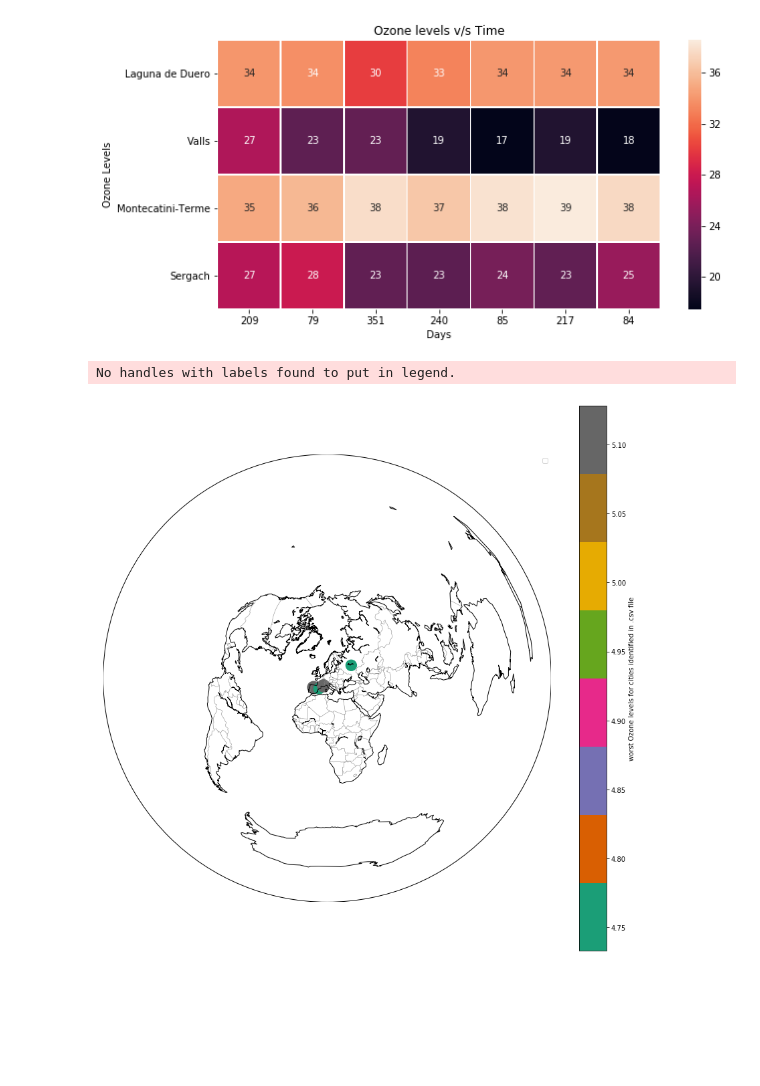
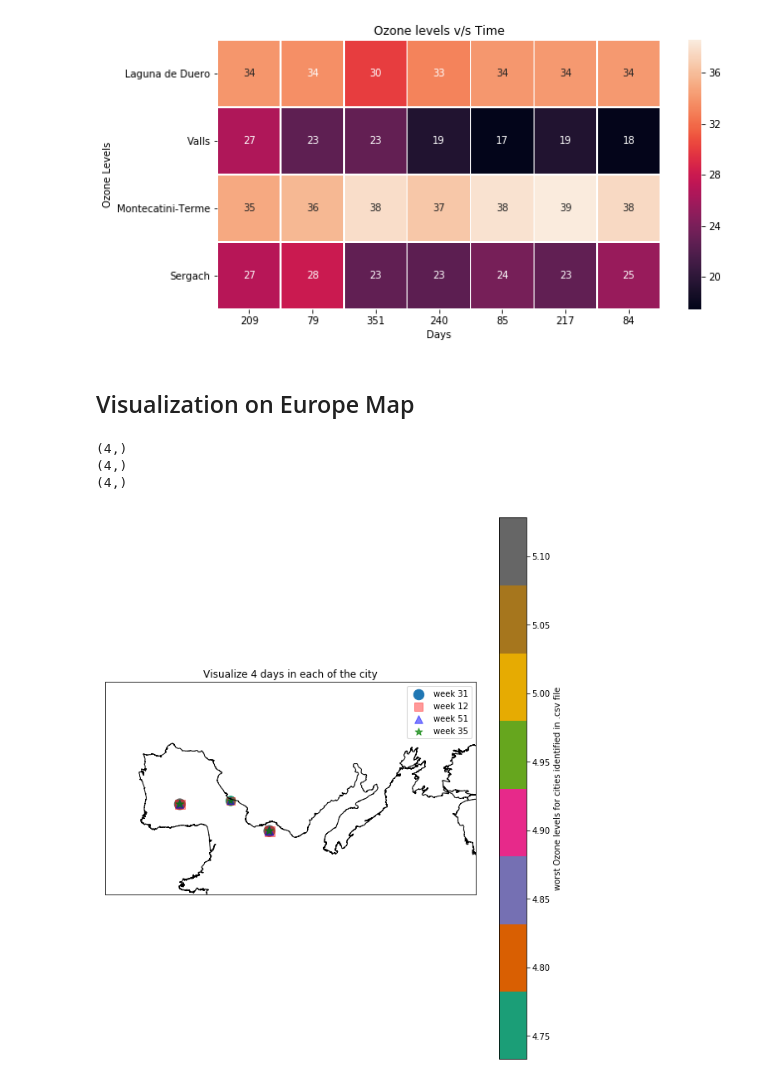
Before and after one commit to AmnaKhan1/Worst-7-days-Ozone-Levels, a Jupyter notebook: OzoneLevels.ipynb, the cells around one changed output. Cells and saved outputs as stored; diff of their text form; code cells hidden in the pictures; blank space fills up the shorter version.

```diff
--- a/OzoneLevels.ipynb
+++ b/OzoneLevels.ipynb
@@ -238,41 +304,56 @@ plt.title("Ozone levels v/s Time")
 plt.show()
 # %% [output]
 [figure]
+# %% [markdown]
+## Visualization on Europe Map
 # %%
 from PIL import Image
 
 lat=np.array( sample_Highest_days["latitudes"] )
 lon=np.array (sample_Highest_days["longitudes"])
 pop= np.array (np.log2(sample_Highest_days.iloc[:,0]) )
-size  = np.array(sample_Highest_days.iloc[:,0])*10
+size  = np.array(sample_Highest_days.iloc[:,0])*5
+
 
 from mpl_toolkits.basemap import Basemap
 
-plt.figure(figsize=(15,15))
-#m = Basemap(projection='lcc', resolution='h',lat_0=37.5, lon_0=-119, width=1E6, height=1.2E6)
-m = Basemap(projection='aeqd', lon_0 = 10, lat_0 = 50)
+plt.figure(figsize=(10,12))
+
+#m = Basemap(projection='aeqd', lon_0 = 10, lat_0 = 50)
+
+m = Basemap(projection='merc', resolution='h',
+            llcrnrlat=49, llcrnrlon=-13.5,
+            urcrnrlat=30, urcrnrlon=30)
+
 
 
 
 m.drawcoastlines()
 m.drawcountries(color='gray')
 
-m.scatter(lon, lat, latlon=True,c=pop, s=size,cmap='Dark2')
+m.scatter(lon, lat, latlon=True,c=pop, s=size,cmap='Dark2', label="week 31")
 
 plt.colorbar(label="worst Ozone levels for cities identified in .csv file")
 
 
-#pop= np.array (np.log2(sample_Highest_days.iloc[:,1]) )
-#size  = np.array(sample_Highest_days.iloc[:,1])*10
-#m.scatter(lon, lat, latlon=True, marker="s", c="r", s=size, cmap='Dark2', alpha=0.4, label="")
+pop= np.array (np.log2(sample_Highest_days.iloc[:,1]) )
+size  = np.array(sample_Highest_days.iloc[:,1])*4
+m.scatter(lon, lat, latlon=True, marker="s", c="r", s=size, cmap='Dark2', alpha=0.4, label="week 12")
 
-#pop= np.array (np.log2(sample_Highest_days.iloc[:,2]) )
-#size  = np.array(sample_Highest_days.iloc[:,2])* 3
-#m.scatter(lon, lat, latlon=True, marker="^", c="b", s=size , alpha=0.5,cmap='Dark2')
+pop= np.array (np.log2(sample_Highest_days.iloc[:,2]) )
+size  = np.array(sample_Highest_days.iloc[:,2])* 3
+m.scatter(lon, lat, latlon=True, marker="^", c="b", s=size , alpha=0.5,cmap='Dark2', label="week 51")
+
+pop= np.array (np.log2(sample_Highest_days.iloc[:,3]) )
+size  = np.array(sample_Highest_days.iloc[:,3])* 3
+m.scatter(lon, lat, latlon=True, marker="*", c="g", s=size , alpha=0.7,cmap='Dark2', label="week 35")
 
 
 plt.legend()
+plt.title("Visualize 4 days in each of the city")
 plt.show()
 # %% [output]
-No handles with labels found to put in legend.
+(4,)
+(4,)
+(4,)
-[figure, old version]
+[figure, new version]
```
Also changed, not shown: parts of 9 cells of this notebook.
